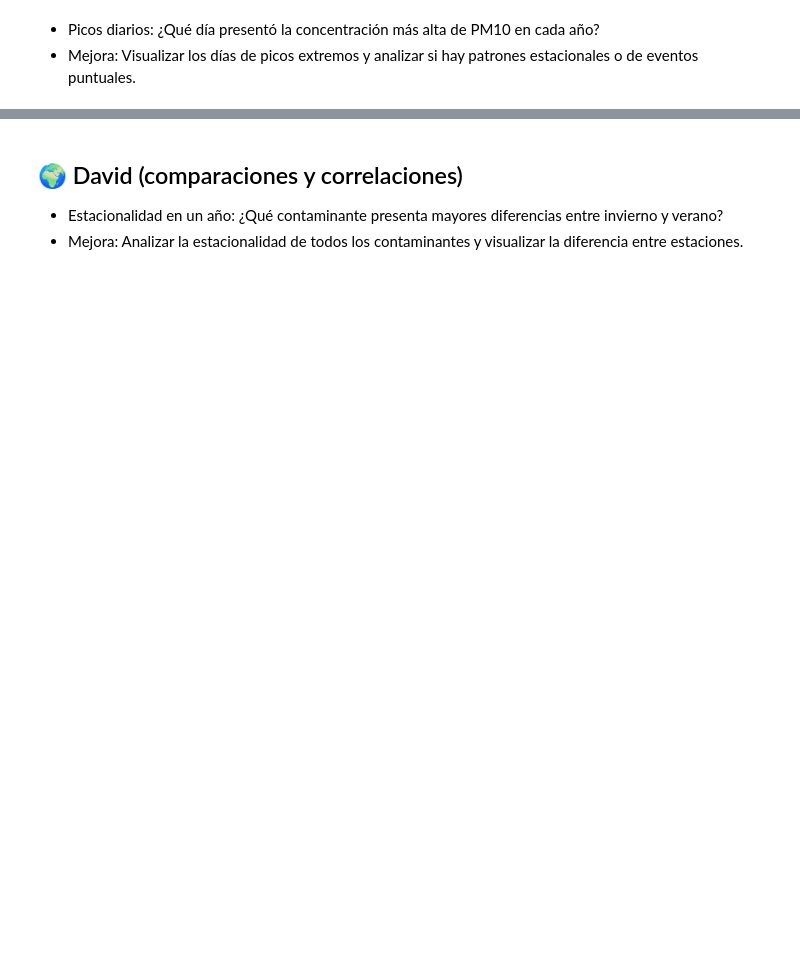
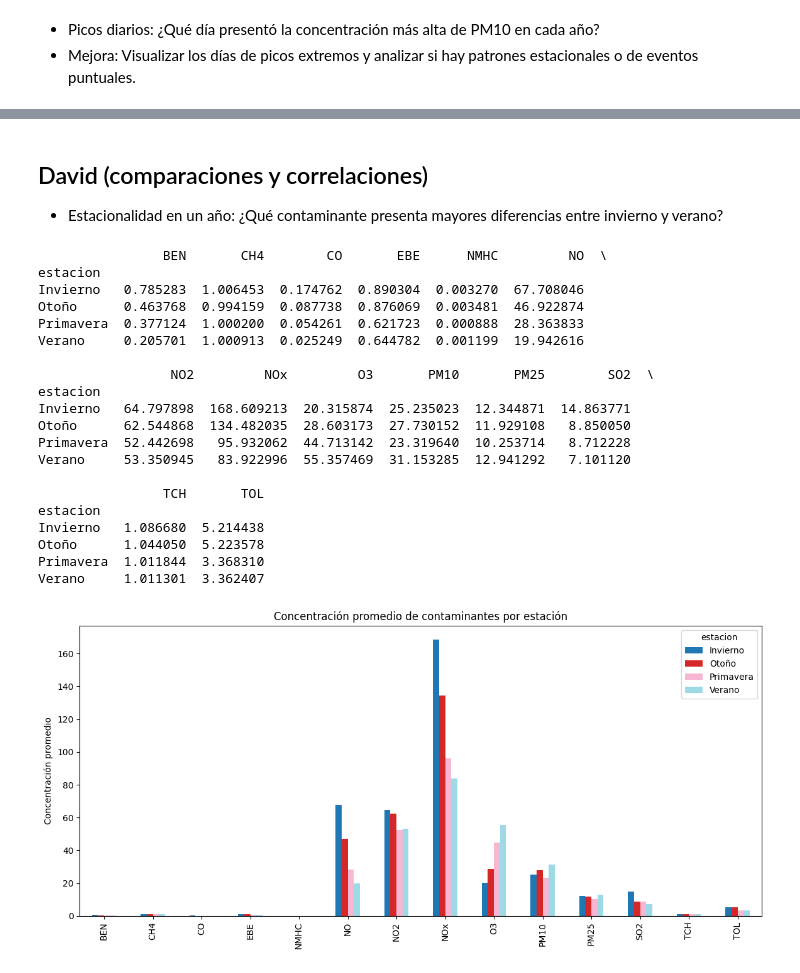
Before and after one commit to thisisrober/analisis-exploratorio-dataset-airquality-madrid, a Jupyter notebook: notebook.ipynb, the cells around one changed output, grey strips where cells are left out. Saved outputs shown, nothing was run; the diff lists cells and outputs as text; code cells hidden in the pictures; blank space fills up the shorter version.

Commit message:
Merge branch 'dev3-david'
# Conflicts:
#	notebook.ipynb

```diff
--- a/notebook.ipynb
+++ b/notebook.ipynb
@@ -347,5 +451,53 @@ plt.show()
 # %% [markdown]
-## 🌍 David (comparaciones y correlaciones)
+## David (comparaciones y correlaciones)
 
 - Estacionalidad en un año: ¿Qué contaminante presenta mayores diferencias entre invierno y verano?
-- Mejora: Analizar la estacionalidad de todos los contaminantes y visualizar la diferencia entre estaciones.
+# %%
+import seaborn as sns
+
+# Añadimos las estaciones como una columna más
+def estacion(mes):
+    if mes in [12, 1, 2]:
+        return "Invierno"
+    elif mes in [6, 7, 8]:
+        return "Verano"
+    elif mes in [3, 4, 5]:
+        return "Primavera"
+    else:
+        return "Otoño"
+
+df["estacion"] = df["month"].apply(estacion)
+
+# Promedio de contaminantes por estación
+contaminantes = ["BEN","CH4","CO","EBE","NMHC","NO","NO2","NOx","O3","PM10","PM25","SO2","TCH","TOL"]
+promedios_estacion = df.groupby("estacion")[contaminantes].mean()
+
+print(promedios_estacion)
+
+# Visualización (barras)
+promedios_estacion.T.plot(kind="bar", figsize=(14,6), colormap="tab20")
+plt.ylabel("Concentración promedio")
+plt.title("Concentración promedio de contaminantes por estación")
+plt.show()
+# %% [output]
+                BEN       CH4        CO       EBE      NMHC         NO  \
+estacion
+Invierno   0.785283  1.006453  0.174762  0.890304  0.003270  67.708046
+Otoño      0.463768  0.994159  0.087738  0.876069  0.003481  46.922874
+Primavera  0.377124  1.000200  0.054261  0.621723  0.000888  28.363833
+Verano     0.205701  1.000913  0.025249  0.644782  0.001199  19.942616
+
+                 NO2         NOx         O3       PM10       PM25        SO2  \
+estacion
+Invierno   64.797898  168.609213  20.315874  25.235023  12.344871  14.863771
+Otoño      62.544868  134.482035  28.603173  27.730152  11.929108   8.850050
+Primavera  52.442698   95.932062  44.713142  23.319640  10.253714   8.712228
+Verano     53.350945   83.922996  55.357469  31.153285  12.941292   7.101120
+
+                TCH       TOL
+estacion
+Invierno   1.086680  5.214438
+Otoño      1.044050  5.223578
+Primavera  1.011844  3.368310
+Verano     1.011301  3.362407
+[figure, added]
```
Also changed, not shown: parts of 24 cells of this notebook.
